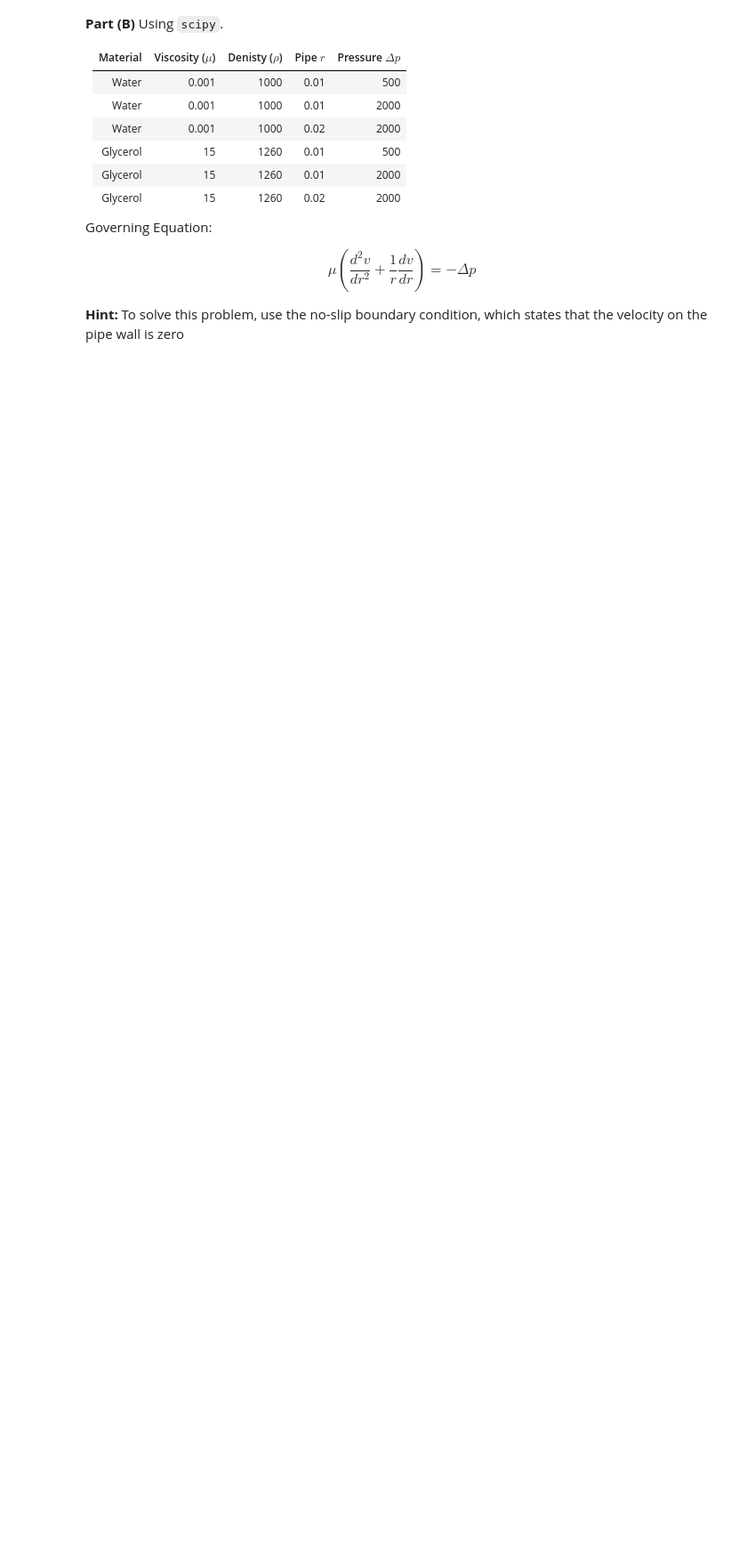
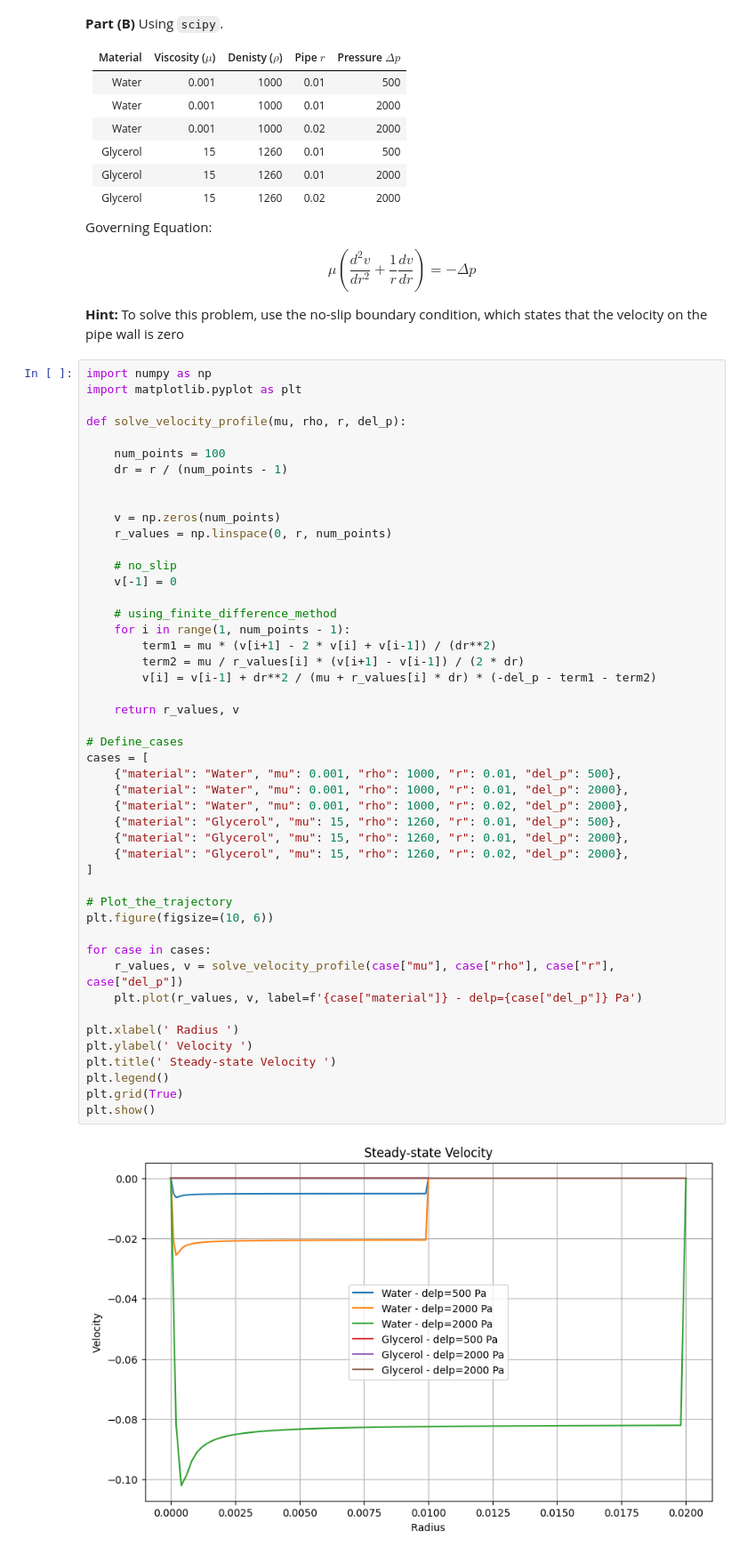
Before and after one commit to perpendicooler/Computational_Fluid_Dynamics, a Jupyter notebook: fiverr_client.ipynb, the cells around one changed output. Shown at 89% size. Saved outputs shown, nothing was run; the diff lists cells and outputs as text; blank space fills up the shorter version.

```diff
--- a/fiverr_client.ipynb
+++ b/fiverr_client.ipynb
@@ -121,6 +121,55 @@ $$
 $$
 
 **Hint:** To solve this problem, use the no-slip boundary condition, which states that the velocity on the pipe wall is zero
+# %%
+import numpy as np
+import matplotlib.pyplot as plt
+
+def solve_velocity_profile(mu, rho, r, del_p):
+
+    num_points = 100
+    dr = r / (num_points - 1)
+
+
+    v = np.zeros(num_points)
+    r_values = np.linspace(0, r, num_points)
+
+    # no_slip
+    v[-1] = 0
+
+    # using_finite_difference_method
+    for i in range(1, num_points - 1):
+        term1 = mu * (v[i+1] - 2 * v[i] + v[i-1]) / (dr**2)
+        term2 = mu / r_values[i] * (v[i+1] - v[i-1]) / (2 * dr)
+        v[i] = v[i-1] + dr**2 / (mu + r_values[i] * dr) * (-del_p - term1 - term2)
+
+    return r_values, v
+
+# Define_cases
+cases = [
+    {"material": "Water", "mu": 0.001, "rho": 1000, "r": 0.01, "del_p": 500},
+    {"material": "Water", "mu": 0.001, "rho": 1000, "r": 0.01, "del_p": 2000},
+    {"material": "Water", "mu": 0.001, "rho": 1000, "r": 0.02, "del_p": 2000},
+    {"material": "Glycerol", "mu": 15, "rho": 1260, "r": 0.01, "del_p": 500},
+    {"material": "Glycerol", "mu": 15, "rho": 1260, "r": 0.01, "del_p": 2000},
+    {"material": "Glycerol", "mu": 15, "rho": 1260, "r": 0.02, "del_p": 2000},
+]
+
+# Plot_the_trajectory
+plt.figure(figsize=(10, 6))
+
+for case in cases:
+    r_values, v = solve_velocity_profile(case["mu"], case["rho"], case["r"], case["del_p"])
+    plt.plot(r_values, v, label=f'{case["material"]} - delp={case["del_p"]} Pa')
+
+plt.xlabel(' Radius ')
+plt.ylabel(' Velocity ')
+plt.title(' Steady-state Velocity ')
+plt.legend()
+plt.grid(True)
+plt.show()
+# %% [output]
+[figure, added]
 # %% [markdown]
 ***
 ## Problem 3 (30 Points):
```
Also changed, not shown: parts of 5 cells of this notebook.
